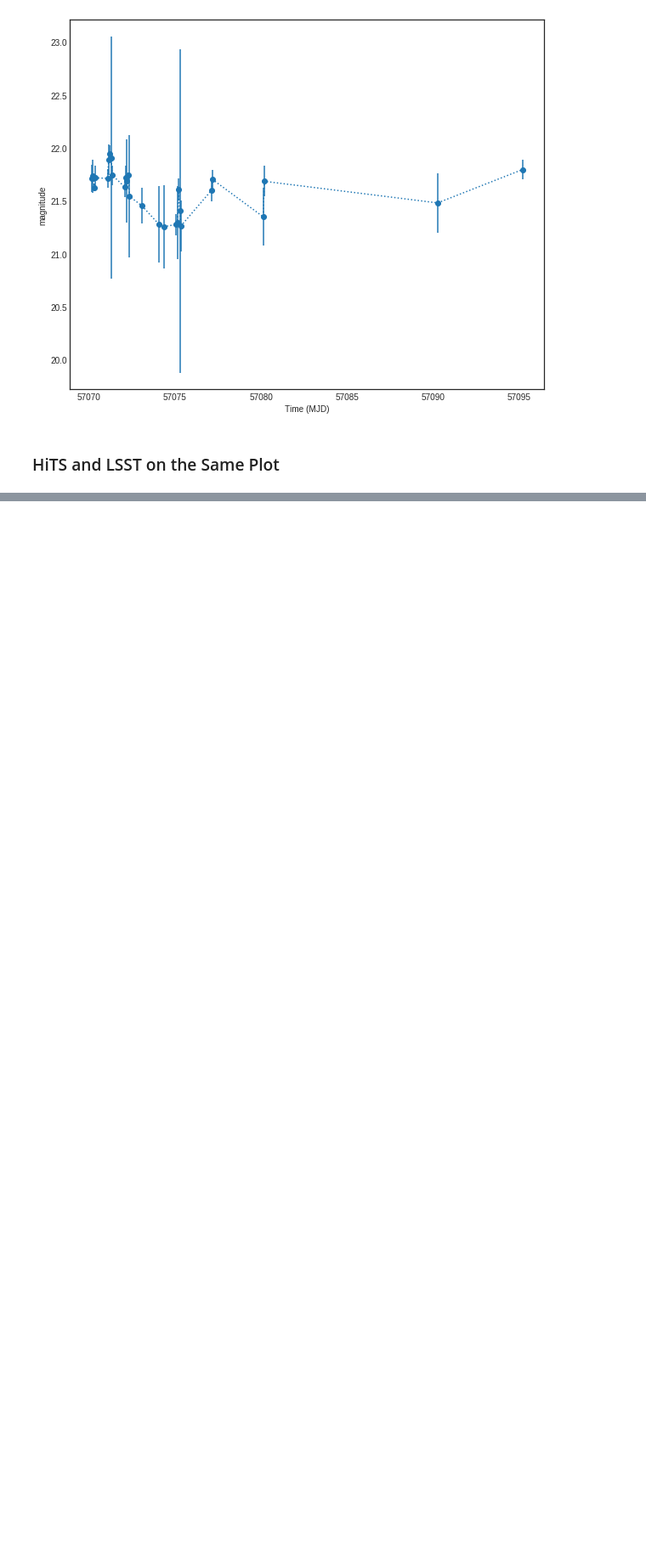
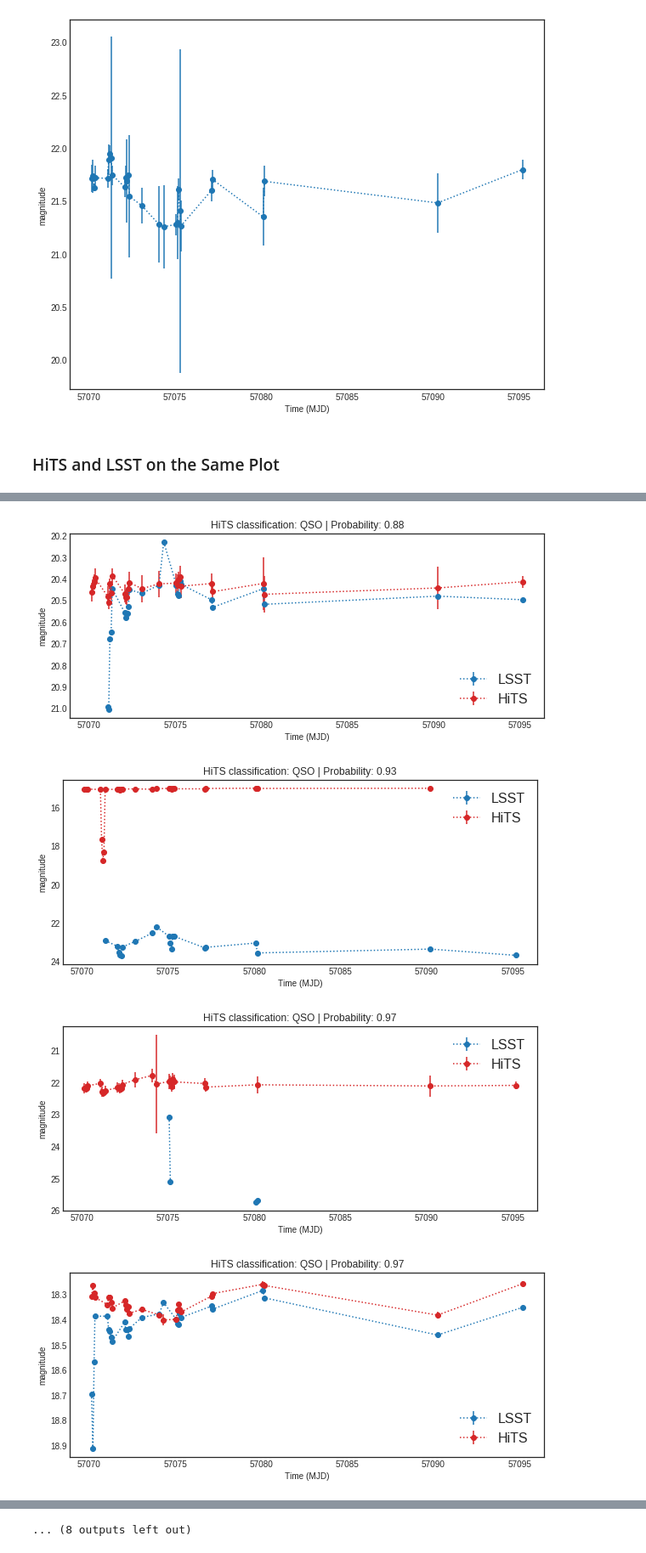
Before and after one commit to mrawls/qso-hitsvar, a Jupyter notebook: ASTR_499_NB2_LightCurves.ipynb, the cells around one changed output, grey strips where cells are left out. Shown at 85% size. Cells and saved outputs as stored; diff of their text form; code cells hidden in the pictures; blank space fills up the shorter version.

```diff
--- a/ASTR_499_NB2_LightCurves.ipynb
+++ b/ASTR_499_NB2_LightCurves.ipynb
@@ -109,7 +135,7 @@ lsstQSOCoords = SkyCoord(ra=lsstQSORas*u.degree, dec=lsstQSODecs*u.degree)
 idxRef, d2d, d3d = hitsQSOCoords.match_to_catalog_sky(lsstQSOCoords)
 # %%
 def plotTwoLightcurves(idx, hitsDf, matchIndices,
-                       dbPath='/epyc/users/mrawls/premap2019/hits-lsst/hits2015/rerun/highres1/association.db',
+                       dbPath='/epyc/users/mrawls/hits2015/rerun/cw_2020_02/association.db',
                        lcPath='/epyc/users/tw94/light_curves_full',
                        plotSourceCatLightCurve=False,
                        NSources=10):
@@ -237,4 +263,9 @@ def getSourceCatLightCurve(obj, objTable, srcTable, butler):
     return sourceCatTimes, sourceCatMags, sourceCatMagErrs
 # %%
 for i in range(20):
-    plotTwoLightcurves(i, hitsDf=hitsDfQSO_sub, matchIndices=idxRef, plotSourceCatLightCurve=True, NSources=1)
+    plotTwoLightcurves(i, hitsDf=hitsDfQSO_sub, matchIndices=idxRef, plotSourceCatLightCurve=False, NSources=1)
+# %% [output]
+[figure, added]
+[figure, added]
+[figure, added]
+[figure, added]
@@ -240,0 +280 @@ for i in range(20):
+... (8 outputs left out)
```
Also changed, not shown: parts of 22 cells of this notebook.
